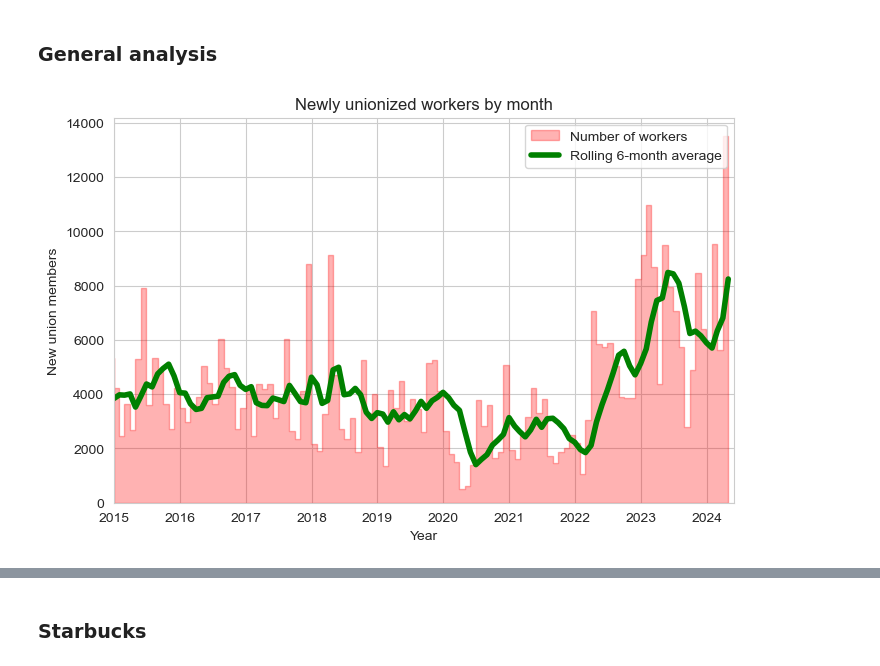
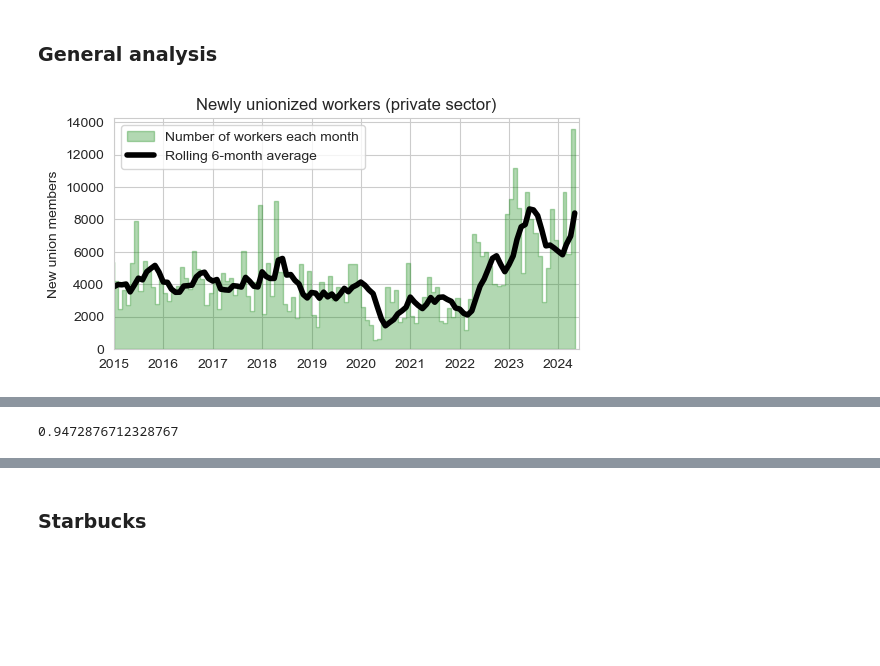
Before and after one commit to AmziJeffs/LaborData, a Jupyter notebook: ElectionsAnalysis.ipynb, the cells around one changed output, grey strips where cells are left out. Drawn from its saved outputs; the diff is of its cells as text; code cells hidden in the pictures; blank space fills up the shorter version.

Commit message:
Analyze length of cases

```diff
--- a/ElectionsAnalysis.ipynb
+++ b/ElectionsAnalysis.ipynb
@@ -67,6 +67,9 @@ single_elections['Outcome'] = single_elections.apply(get_outcome, axis = 1)
 # %%
 # Make a column that counts the number of new union members in successful union votes
 single_elections['Number Unionized'] = single_elections['No of Eligible Voters']*single_elections['Outcome'].apply(lambda x: 1 if x == "Win" else 0)
+# %%
+# Compute the duration of each case
+single_elections['Duration'] = (single_elections['Date Closed']-single_elections['Date Filed']).apply(lambda x: x.days)
 # %% [markdown]
 ### General analysis
 # %%
@@ -75,29 +78,31 @@ single_elections = single_elections.drop_duplicates(subset=['Case Number'], keep
 # %%
 # Resample to count the number of new union members per month
 number_unionized_by_month = single_elections['Number Unionized'].resample("M").sum()
+number_unionized_by_day = single_elections['Number Unionized'].resample("D").sum()
 # %%
-rolling_window = 6
-rolling_average_number_by_month = number_unionized_by_month.loc["2014-07":"2024-04"].rolling(rolling_window).mean()
-plt.figure(figsize = (8, 5))
+rolling_window = 182
+rolling_average_number_by_day = number_unionized_by_day.loc["2014-07":"2024-04"].rolling(rolling_window).mean()
+plt.figure(figsize = (6, 3))
 plt.fill_between(number_unionized_by_month.loc["2014-12-31":"2024-04"].index, number_unionized_by_month.loc["2014-12-31":"2024-04"],
-                 color = 'red',
+                 color = 'green',
                  alpha = 0.3,
                  step='pre',
-                label = f"Number of workers")
+                label = f"Number of workers each month")
 plt.plot(rolling_average_number_by_month.index, rolling_average_number_by_month,
-                 color = 'green',
+                 color = 'black',
                  linewidth = 4,
-                label = f"Rolling {rolling_window}-month average")
+                label = f"Rolling 6-month average")
 number_unionized_by_month.loc["2015":"2024-04"]
-plt.xlabel("Year")
+#plt.xlabel("Year")
 plt.ylabel("New union members")
 plt.ylim(bottom = 0)
 plt.xlim(left = pd.to_datetime("2015-01-01"),right = pd.to_datetime("2024-06"))
-plt.title(f"Newly unionized workers by month")
-plt.legend()
+plt.title(f"Newly unionized workers (private sector)")
+plt.legend(loc = "upper left")
+plt.savefig("new_union_members.png")
 plt.show()
 # %% [output]
-[figure, old version]
+[figure, new version]
 # %%
 # Compute and display the five largest elections each year
 # IMPORTANT: This data should include the ALU win in Staten Island (29-RC-288020)
@@ -139,0 +149,6 @@ five_biggest_by_year.format(precision=3)
+# %%
+# About 95% of cases are less than 200 days duration, so restrict our attention to those
+print( (durations <= 200).sum()/(durations >= 0).sum() )
+durations = durations[durations <= 200]
+# %% [output]
+0.9472876712328767
```
Also changed, not shown: parts of 8 cells of this notebook.
